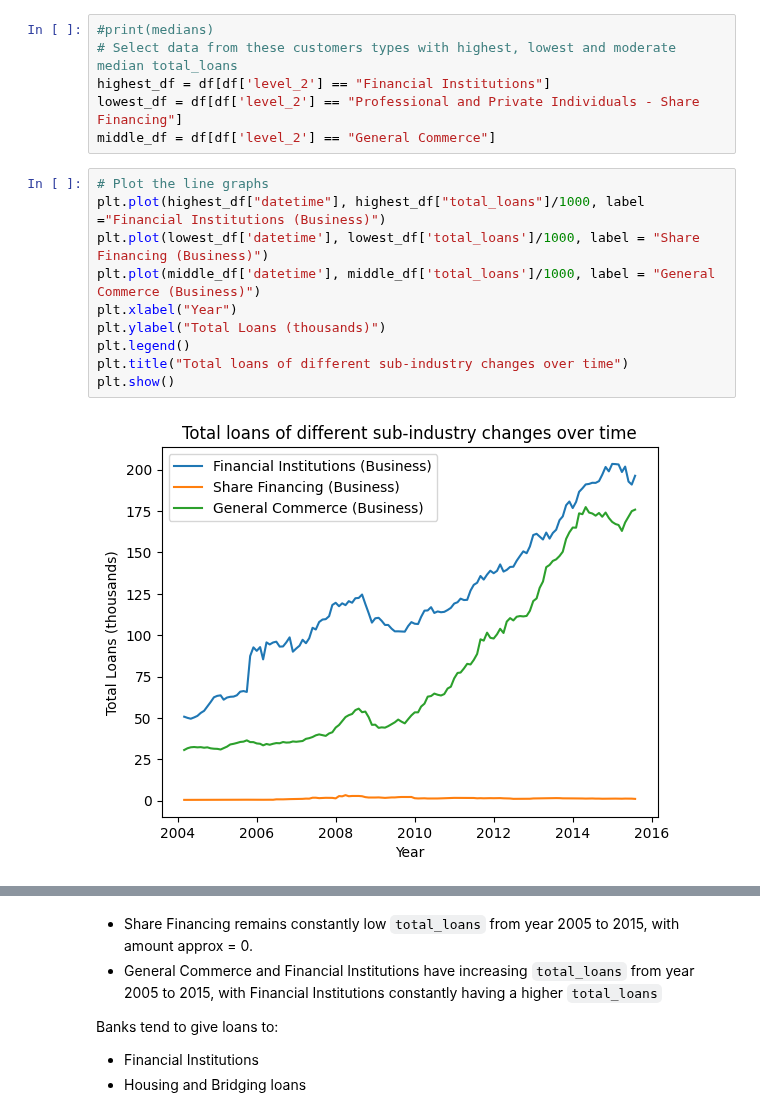
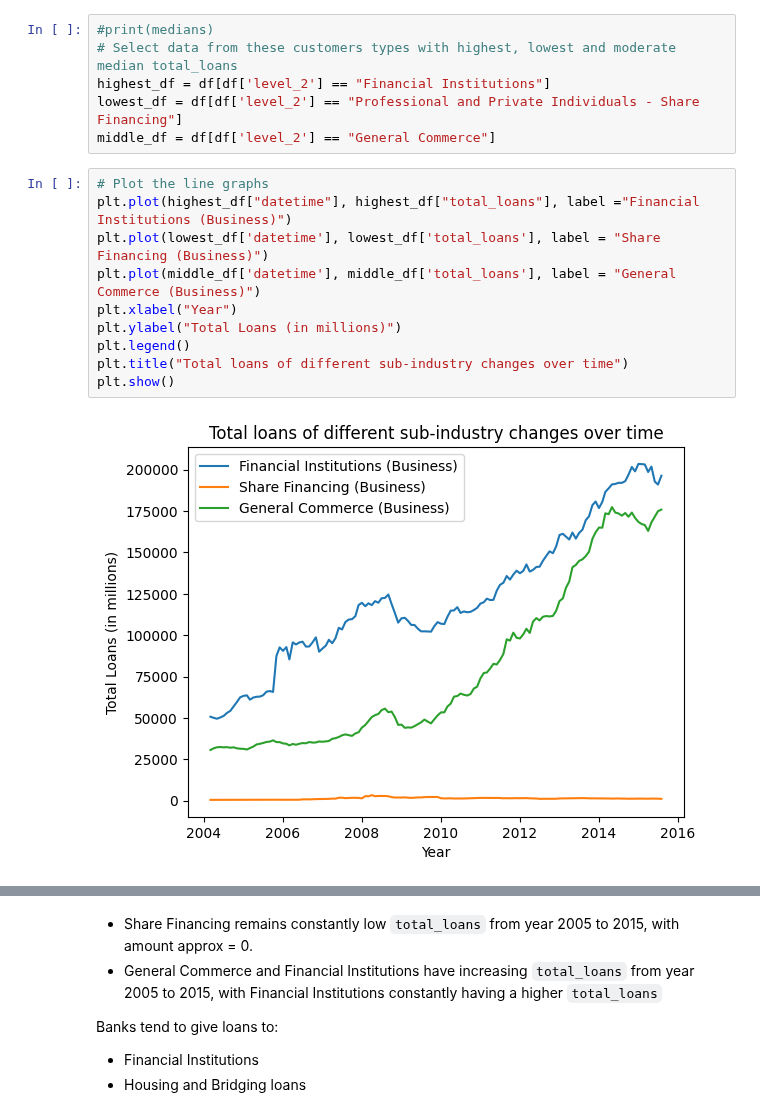
Before and after one commit to ChinSekYi/OpenAYEye, a Jupyter notebook: eda/src/EDA.ipynb, the cells around one changed output, grey strips where cells are left out. Drawn from its saved outputs; the diff is of its cells as text.

```diff
--- a/eda/src/EDA.ipynb
+++ b/eda/src/EDA.ipynb
@@ -137,16 +161,16 @@ lowest_df = df[df['level_2'] == "Professional and Private Individuals - Share Fi
 middle_df = df[df['level_2'] == "General Commerce"]
 # %%
 # Plot the line graphs
-plt.plot(highest_df["datetime"], highest_df["total_loans"]/1000, label ="Financial Institutions (Business)")
-plt.plot(lowest_df['datetime'], lowest_df['total_loans']/1000, label = "Share Financing (Business)")
-plt.plot(middle_df['datetime'], middle_df['total_loans']/1000, label = "General Commerce (Business)")
+plt.plot(highest_df["datetime"], highest_df["total_loans"], label ="Financial Institutions (Business)")
+plt.plot(lowest_df['datetime'], lowest_df['total_loans'], label = "Share Financing (Business)")
+plt.plot(middle_df['datetime'], middle_df['total_loans'], label = "General Commerce (Business)")
 plt.xlabel("Year")
-plt.ylabel("Total Loans (thousands)")
+plt.ylabel("Total Loans (in millions)")
 plt.legend()
 plt.title("Total loans of different sub-industry changes over time")
 plt.show()
 # %% [output]
-[figure, old version]
+[figure, new version]
 # %%
 # Just to see the overall trends
 for customer_type in customer_types:
```
Also changed, not shown: parts of 6 cells of this notebook.
